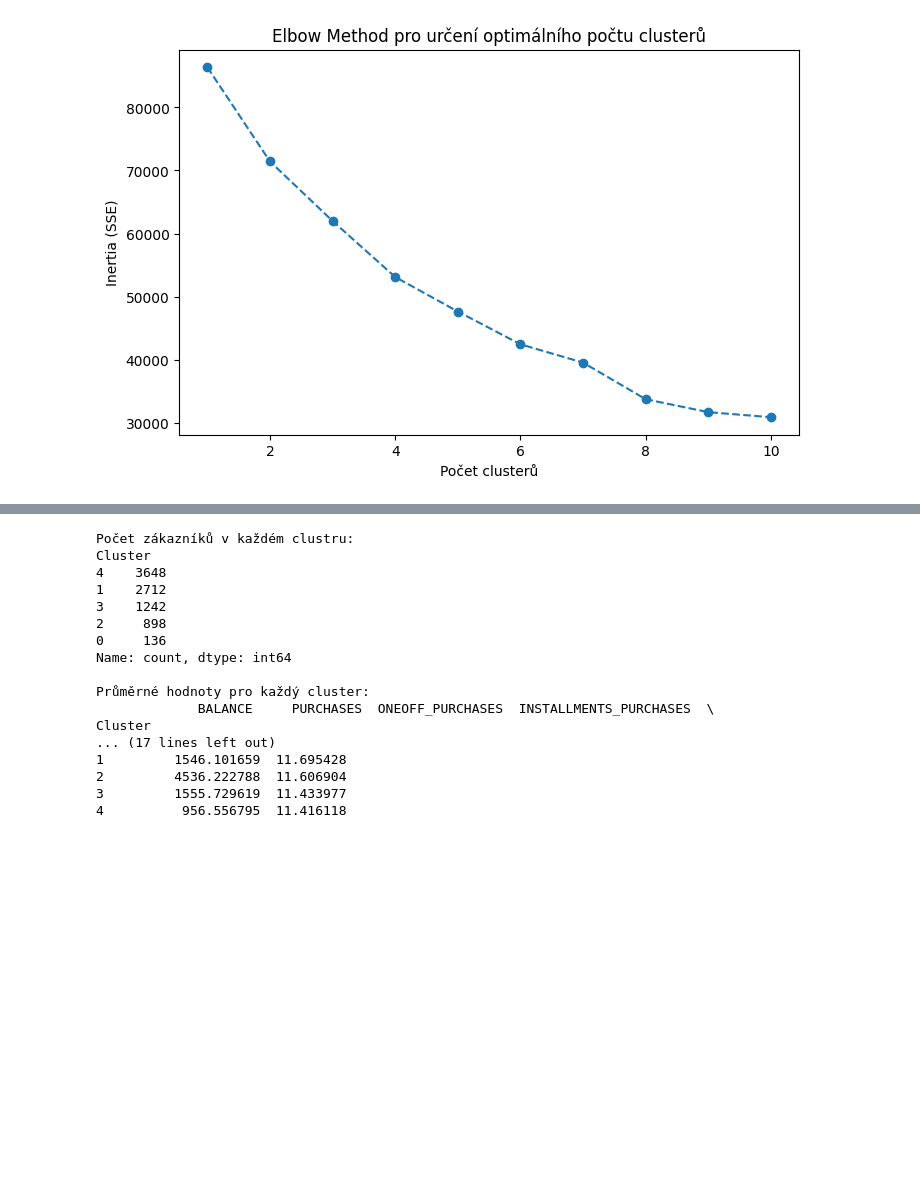
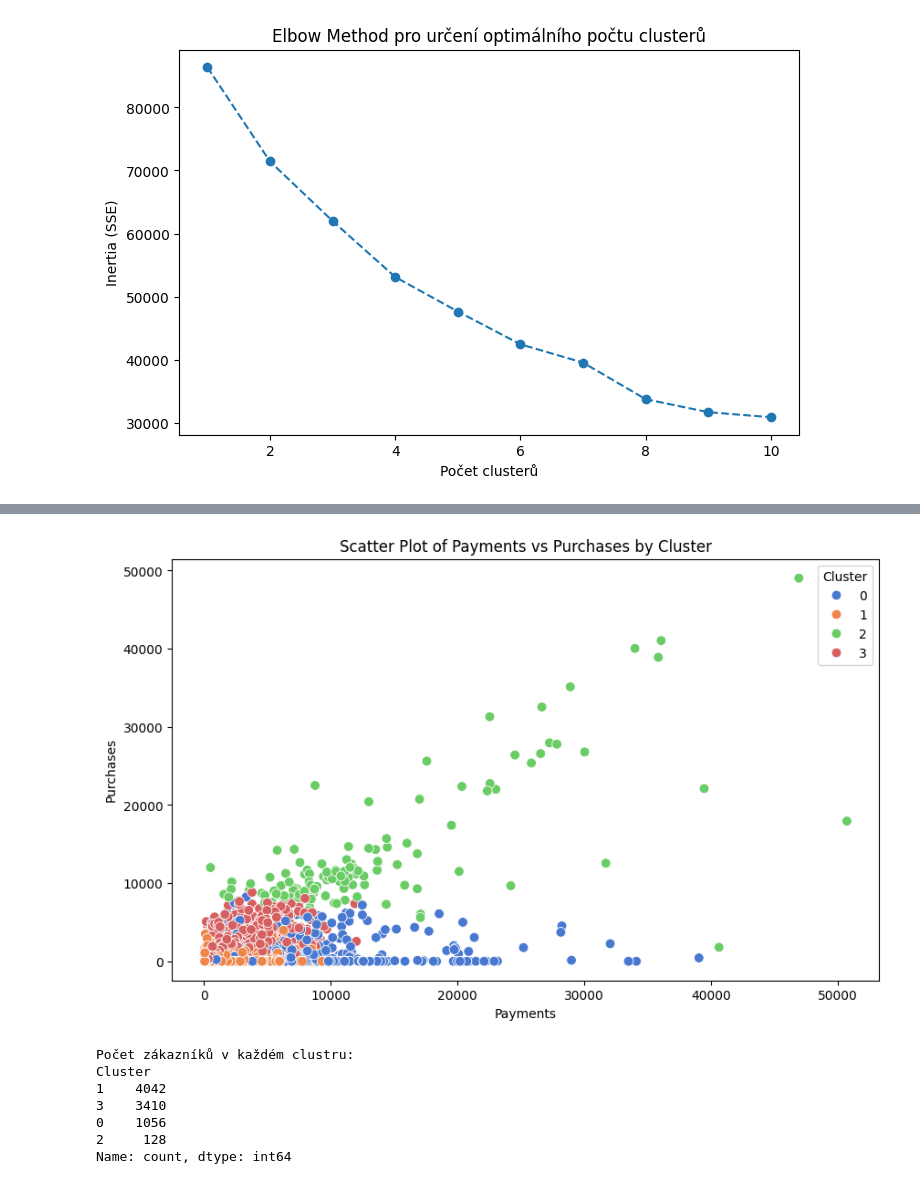
Before and after one commit to z1gyy/Data-Analysis, a Jupyter notebook: credit.ipynb, the cells around one changed output, grey strips where cells are left out. Cells and saved outputs as stored; diff of their text form; code cells hidden in the pictures; blank space fills up the shorter version.

```diff
--- a/credit.ipynb
+++ b/credit.ipynb
@@ -268,29 +292,25 @@ plt.show()
+# %%
+plt.figure(figsize=(10, 6))
+sns.scatterplot(data=df, x='PAYMENTS', y='PURCHASES', hue='Cluster', palette='muted', s=60)
+plt.title('Scatter Plot of Payments vs Purchases by Cluster')
+plt.xlabel('Payments')
+plt.ylabel('Purchases')
+plt.legend(title='Cluster')
+plt.show()
+# %% [output]
+[figure, added]
 # %%
-num_clusters = 5
+num_clusters = 4
 kmeans = KMeans(n_clusters=num_clusters, random_state=42)
 df['Cluster'] = kmeans.fit_predict(scaled_data)
 
 print("Počet zákazníků v každém clustru:")
 print(df['Cluster'].value_counts())
-
-cluster_summary = df.groupby('Cluster')[features].mean()
-print("\nPrůměrné hodnoty pro každý cluster:")
-print(cluster_summary)
 # %% [output]
 Počet zákazníků v každém clustru:
 Cluster
-4    3648
-1    2712
-3    1242
-2     898
-0     136
+1    4042
+3    3410
+0    1056
+2     128
 Name: count, dtype: int64
-
-Průměrné hodnoty pro každý cluster:
-             BALANCE     PURCHASES  ONEOFF_PURCHASES  INSTALLMENTS_PURCHASES  \
-Cluster
-... (17 lines left out)
-1         1546.101659  11.695428
-2         4536.222788  11.606904
-3         1555.729619  11.433977
-4          956.556795  11.416118
```
Also changed, not shown: parts of 9 cells of this notebook.
